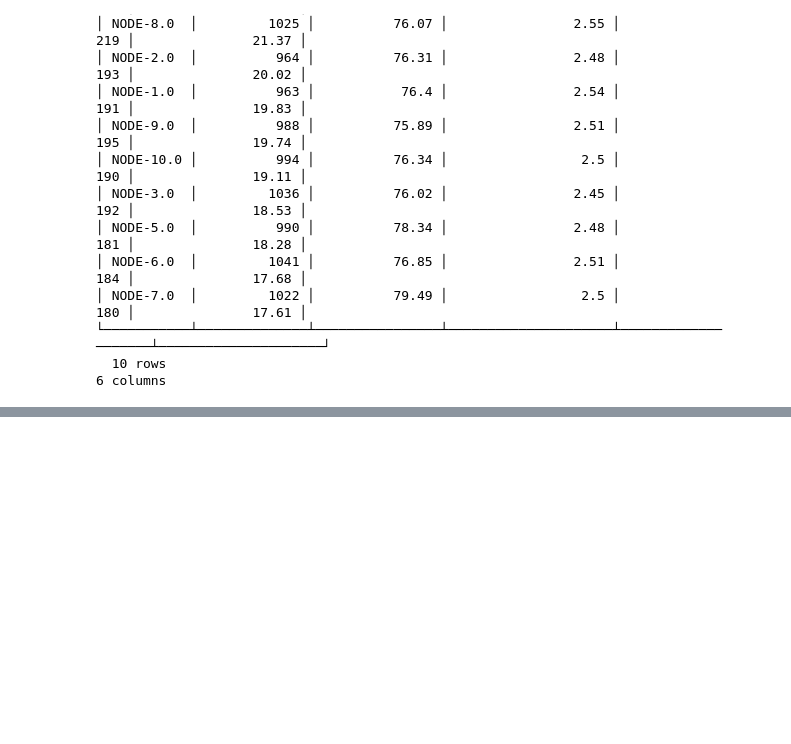
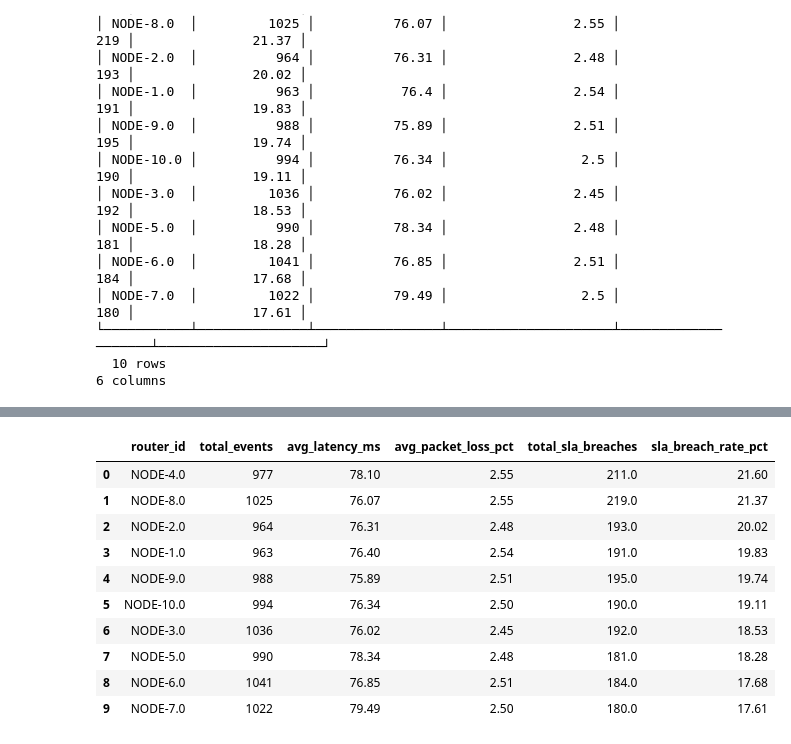
Before and after one commit to aestevaomoraes/telco-analytics-platform, a Jupyter notebook: telco_analytics/exploracao_telemetria.ipynb, the cells around one changed output, grey strips where cells are left out. Saved outputs shown, nothing was run; the diff lists cells and outputs as text; code cells hidden in the pictures; blank space fills up the shorter version.

Commit message:
feat: adiciona diagnostico analitico com graficos Seaborn e arquitetura no README

```diff
--- a/telco_analytics/exploracao_telemetria.ipynb
+++ b/telco_analytics/exploracao_telemetria.ipynb
@@ -74,0 +78,40 @@ con.close()
+# %%
+import duckdb
+import pandas as pd
+import matplotlib.pyplot as plt
+import seaborn as sns
+
+# Configuração do estilo visual executivo
+sns.set_theme(style="whitegrid", palette="muted")
+
+# Conexão ao banco local gerado pelo dbt
+con = duckdb.connect("telco.duckdb", read_only=True)
+
+query = """
+SELECT
+    router_id,
+    total_events,
+    avg_latency_ms,
+    avg_packet_loss_pct,
+    total_sla_breaches,
+    sla_breach_rate_pct
+FROM agg_router_health
+ORDER BY sla_breach_rate_pct DESC;
+"""
+
+df_health = con.execute(query).df()
+con.close()
+
+df_health
+# %% [output]
+|  | router_id | total_events | avg_latency_ms | avg_packet_loss_pct | total_sla_breaches | sla_breach_rate_pct |
+| 0 | NODE-4.0 | 977 | 78.10 | 2.55 | 211.0 | 21.60 |
+| 1 | NODE-8.0 | 1025 | 76.07 | 2.55 | 219.0 | 21.37 |
+| 2 | NODE-2.0 | 964 | 76.31 | 2.48 | 193.0 | 20.02 |
+| 3 | NODE-1.0 | 963 | 76.40 | 2.54 | 191.0 | 19.83 |
+| 4 | NODE-9.0 | 988 | 75.89 | 2.51 | 195.0 | 19.74 |
+| 5 | NODE-10.0 | 994 | 76.34 | 2.50 | 190.0 | 19.11 |
+| 6 | NODE-3.0 | 1036 | 76.02 | 2.45 | 192.0 | 18.53 |
+| 7 | NODE-5.0 | 990 | 78.34 | 2.48 | 181.0 | 18.28 |
+| 8 | NODE-6.0 | 1041 | 76.85 | 2.51 | 184.0 | 17.68 |
+| 9 | NODE-7.0 | 1022 | 79.49 | 2.50 | 180.0 | 17.61 |
```
Also changed, not shown: parts of 6 cells of this notebook, 3 other files.
